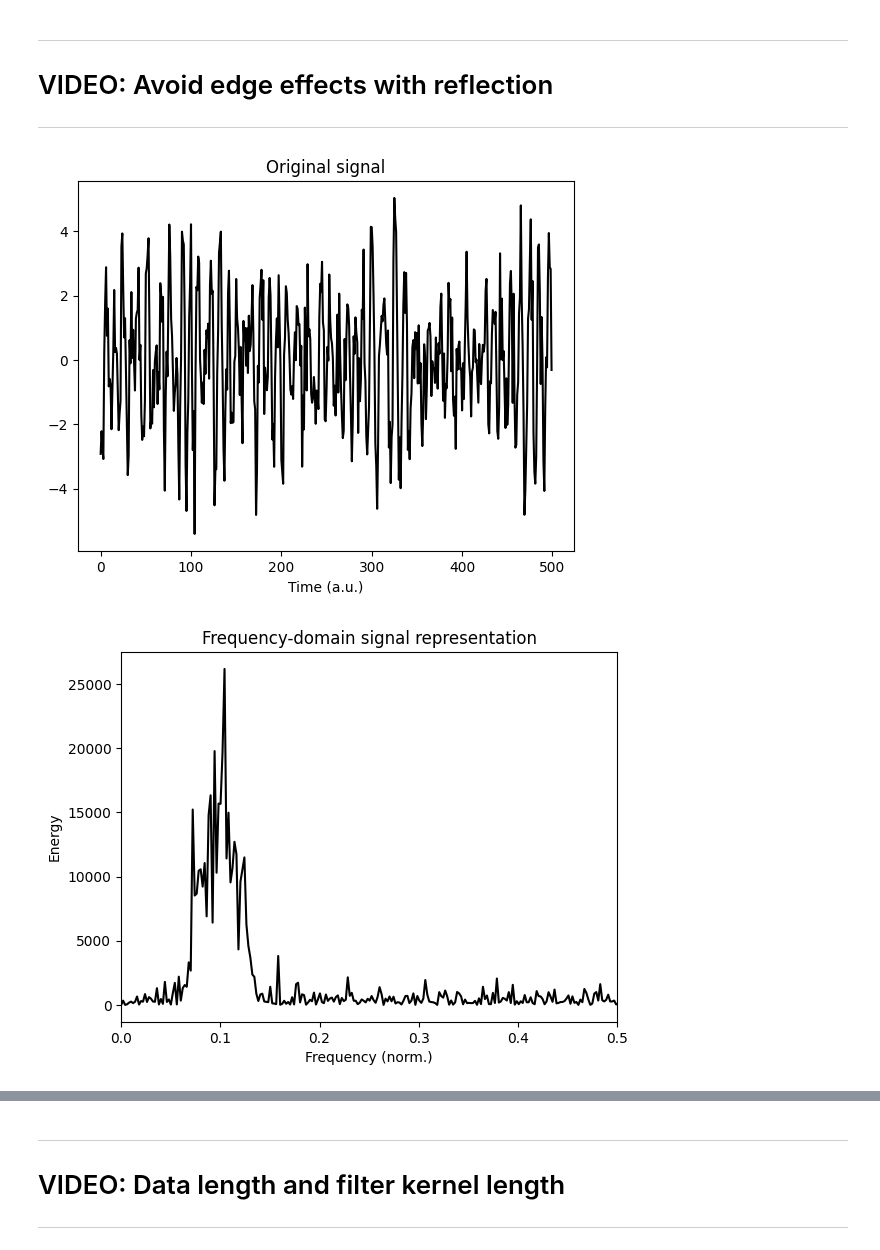
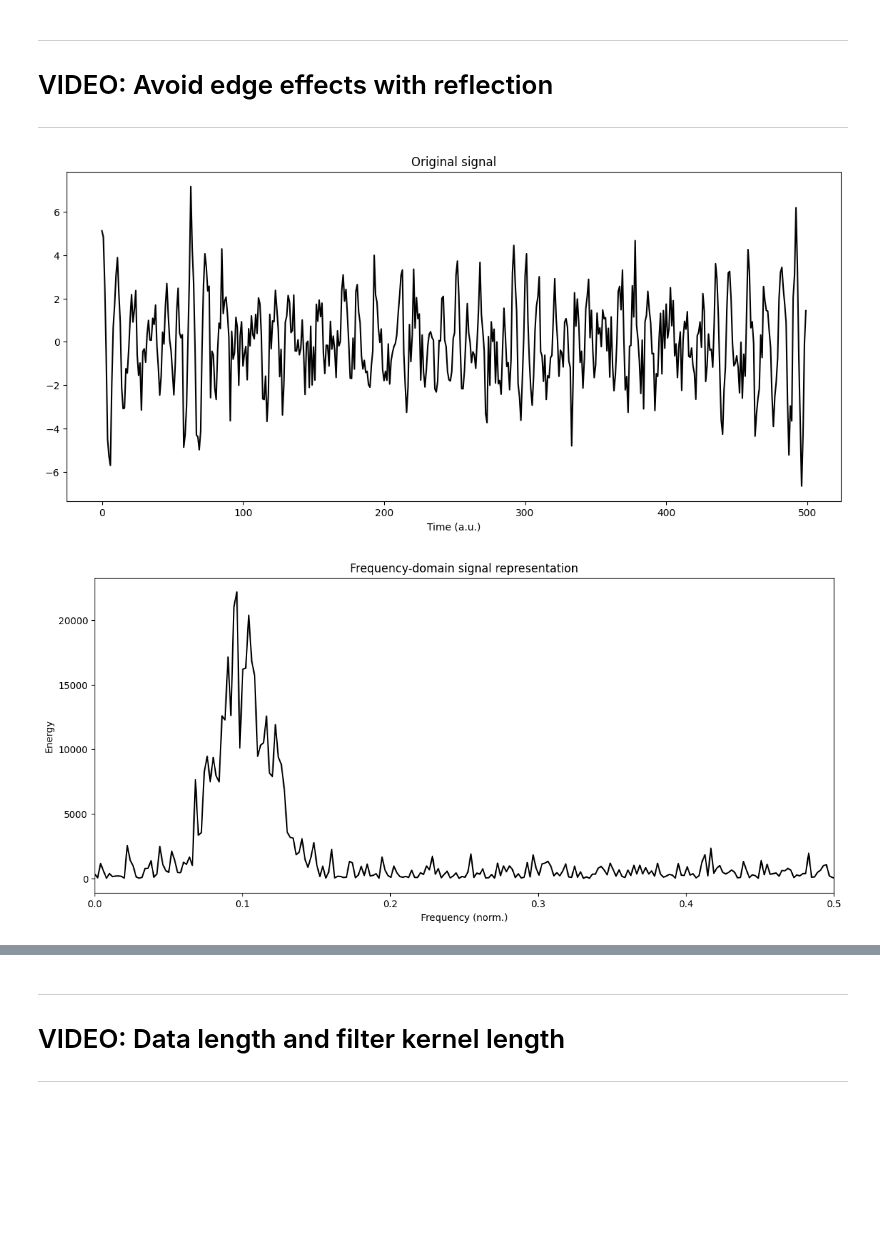
Before and after one commit to marzzelo/SignalProcessing, a Jupyter notebook: filtering/sigprocMXC_filtering_part1.ipynb, the cells around one changed output, grey strips where cells are left out. Drawn from its saved outputs; the diff is of its cells as text; code cells hidden in the pictures; blank space fills up the shorter version.

```diff
--- a/filtering/sigprocMXC_filtering_part1.ipynb
+++ b/filtering/sigprocMXC_filtering_part1.ipynb
@@ -534,28 +560,30 @@ plt.show()
 # VIDEO: Avoid edge effects with reflection
 ---
 # %%
-# create a signal
+# create a signal from its power spectrum
 N  = 500
 hz = np.linspace(0,1,N)
 gx = np.exp( -(4*np.log(2)*(hz-.1)/.1)**2 )*N/2
-data = np.real(scipy.fftpack.ifft( gx*np.exp(1j*np.random.rand(N)*2*np.pi) ))
+data = np.real(ifft( gx*np.exp(1j*np.random.rand(N)*2*np.pi) ))
 data = data + np.random.randn(N)
 
 # plot it and its power spectrum
+plt.figure(figsize=(14, 6))
 plt.plot(range(0,N),data,'k')
 plt.title('Original signal')
 plt.xlabel('Time (a.u.)')
 plt.show()
 
+plt.figure(figsize=(14, 6))
 plt.plot(hz,np.abs(scipy.fftpack.fft(data))**2,'k')
 plt.xlim([0,.5])
 plt.xlabel('Frequency (norm.)')
 plt.ylabel('Energy')
 plt.title('Frequency-domain signal representation')
 plt.show()
 # %% [output]
-[figure, old version]
+[figure, new version]
-[figure, old version]
+[figure, new version]
 # %%
 ## apply a low-pass causal filter
 
```
Also changed, not shown: parts of 14 cells of this notebook, 2 other files.
